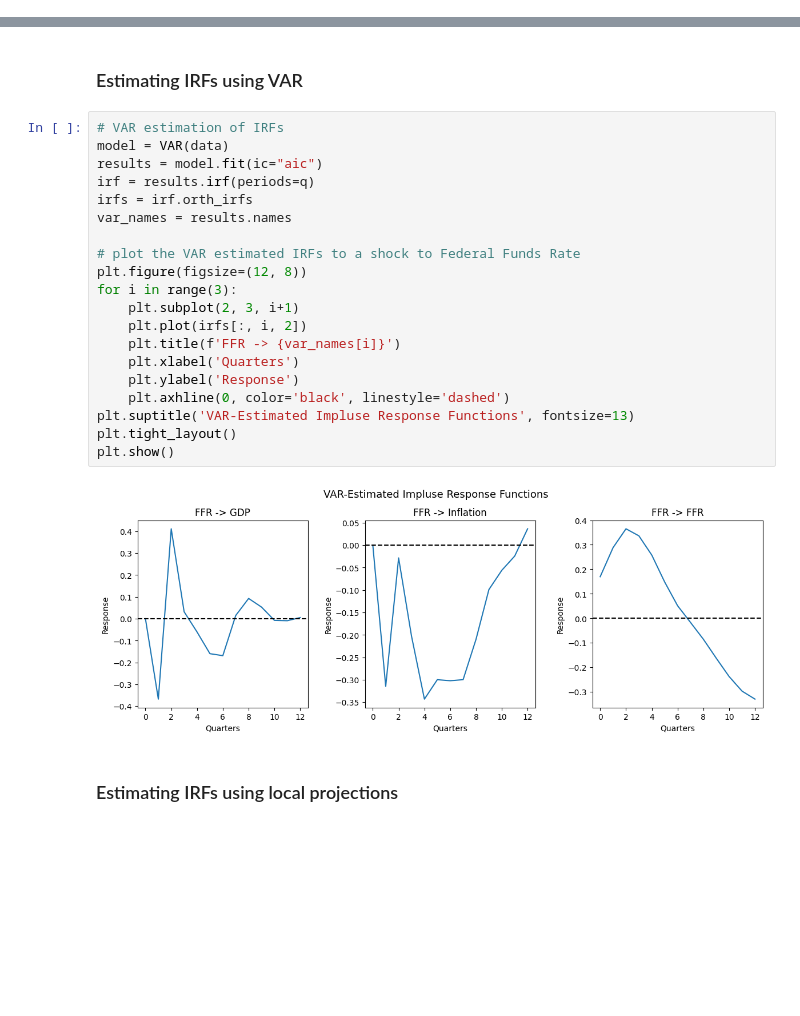
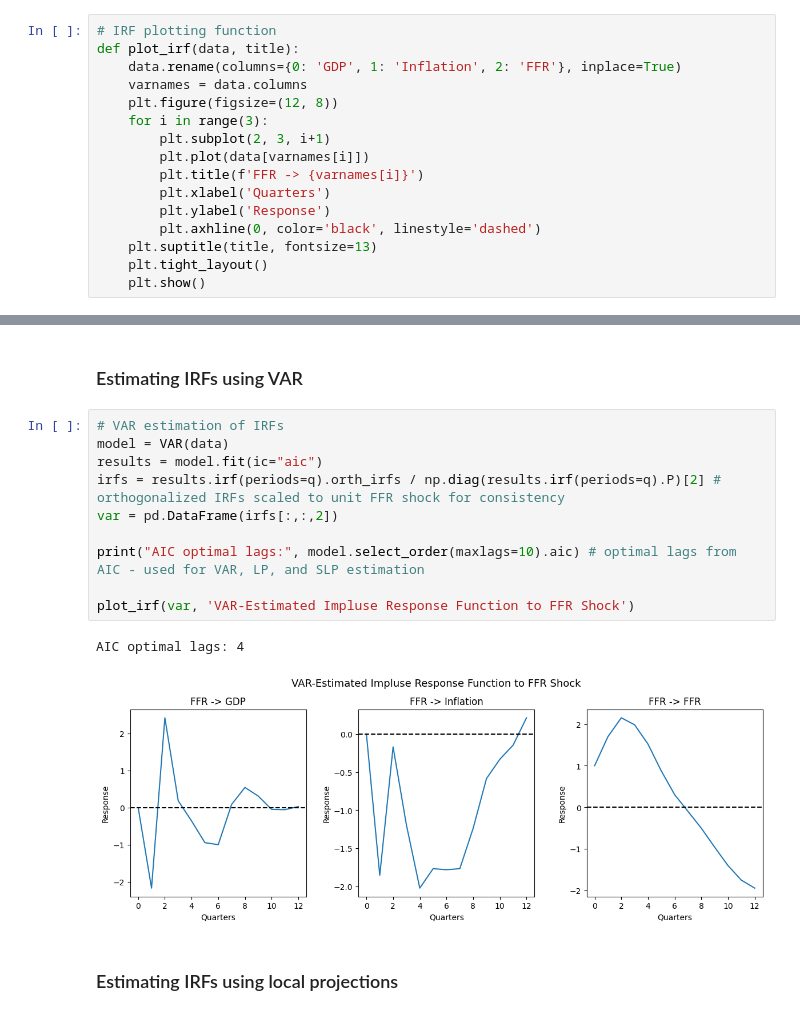
Before and after one commit to matt-dot-k/econ-622-project, a Jupyter notebook: example_notebooks/US_monetary.ipynb, the cells around one changed output, grey strips where cells are left out. Cells and saved outputs as stored; diff of their text form; blank space fills up the shorter version.

```diff
--- a/example_notebooks/US_monetary.ipynb
+++ b/example_notebooks/US_monetary.ipynb
@@ -20,6 +18,22 @@ from slp.results import LPResults, SLPResults
 # %%
 # set parameters
 q = 12 # number of quarters for IRFs
+# %%
+# IRF plotting function
+def plot_irf(data, title):
+    data.rename(columns={0: 'GDP', 1: 'Inflation', 2: 'FFR'}, inplace=True)
+    varnames = data.columns
+    plt.figure(figsize=(12, 8))
+    for i in range(3):
+        plt.subplot(2, 3, i+1)
+        plt.plot(data[varnames[i]])
+        plt.title(f'FFR -> {varnames[i]}')
+        plt.xlabel('Quarters')
+        plt.ylabel('Response')
+        plt.axhline(0, color='black', linestyle='dashed')
+    plt.suptitle(title, fontsize=13)
+    plt.tight_layout()
+    plt.show()
 # %% [markdown]
 ### Loading, processing, and visualizing data
 # %%
@@ -49,25 +64,16 @@ plt.show()
 # %%
 # VAR estimation of IRFs
 model = VAR(data)
 results = model.fit(ic="aic")
-irf = results.irf(periods=q)
-irfs = irf.orth_irfs
-var_names = results.names
+irfs = results.irf(periods=q).orth_irfs / np.diag(results.irf(periods=q).P)[2] # orthogonalized IRFs scaled to unit FFR shock for consistency
+var = pd.DataFrame(irfs[:,:,2])
 
-# plot the VAR estimated IRFs to a shock to Federal Funds Rate
-plt.figure(figsize=(12, 8))
-for i in range(3):
-    plt.subplot(2, 3, i+1)
-    plt.plot(irfs[:, i, 2])
-    plt.title(f'FFR -> {var_names[i]}')
-    plt.xlabel('Quarters')
-    plt.ylabel('Response')
-    plt.axhline(0, color='black', linestyle='dashed')
-plt.suptitle('VAR-Estimated Impluse Response Functions', fontsize=13)
-plt.tight_layout()
-plt.show()
+print("AIC optimal lags:", model.select_order(maxlags=10).aic) # optimal lags from AIC - used for VAR, LP, and SLP estimation
+
+plot_irf(var, 'VAR-Estimated Impluse Response Function to FFR Shock')
 # %% [output]
+AIC optimal lags: 4
-[figure, old version]
+[figure, new version]
 # %% [markdown]
 ### Estimating IRFs using local projections
 # %%
```
Also changed, not shown: parts of 7 cells of this notebook, 2 other files.
